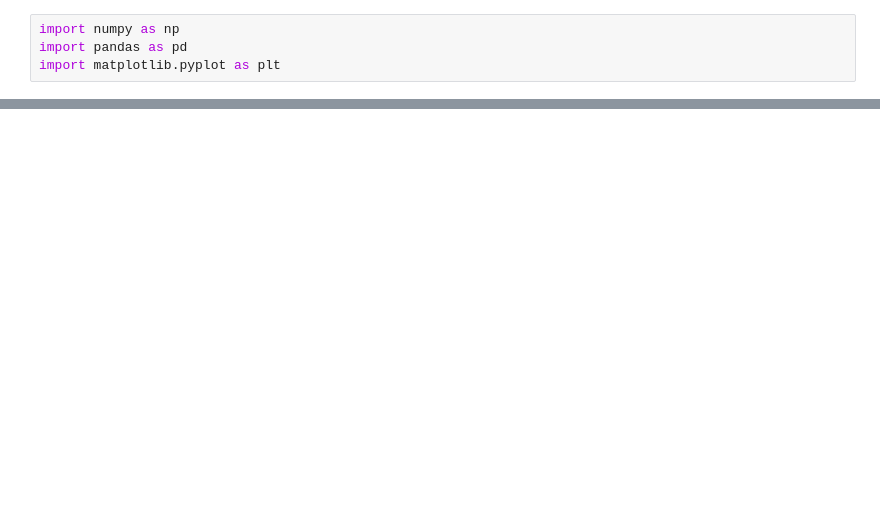
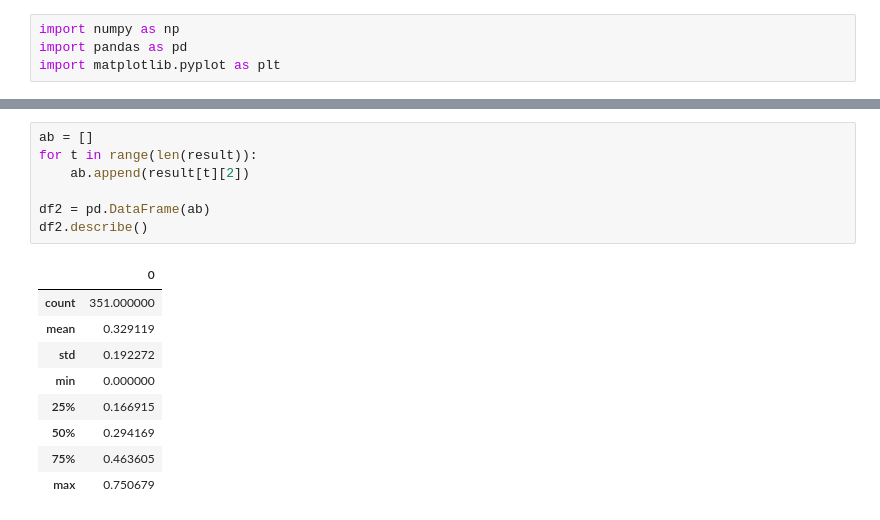
Before and after one commit to juanyeo/Board-Game, a Jupyter notebook: jeju_planning_algorithm.ipynb, the cells around one changed output, grey strips where cells are left out. Drawn from its saved outputs; the diff is of its cells as text; blank space fills up the shorter version.

```diff
--- a/jeju_planning_algorithm.ipynb
+++ b/jeju_planning_algorithm.ipynb
@@ -113,0 +61,17 @@ for j in range(len(path)):
+# %%
+ab = []
+for t in range(len(result)):
+    ab.append(result[t][2])
+
+df2 = pd.DataFrame(ab)
+df2.describe()
+# %% [output]
+|  | 0 |
+| count | 351.000000 |
+| mean | 0.329119 |
+| std | 0.192272 |
+| min | 0.000000 |
+| 25% | 0.166915 |
+| 50% | 0.294169 |
+| 75% | 0.463605 |
+| max | 0.750679 |
```
Also changed, not shown: parts of 9 cells of this notebook.
